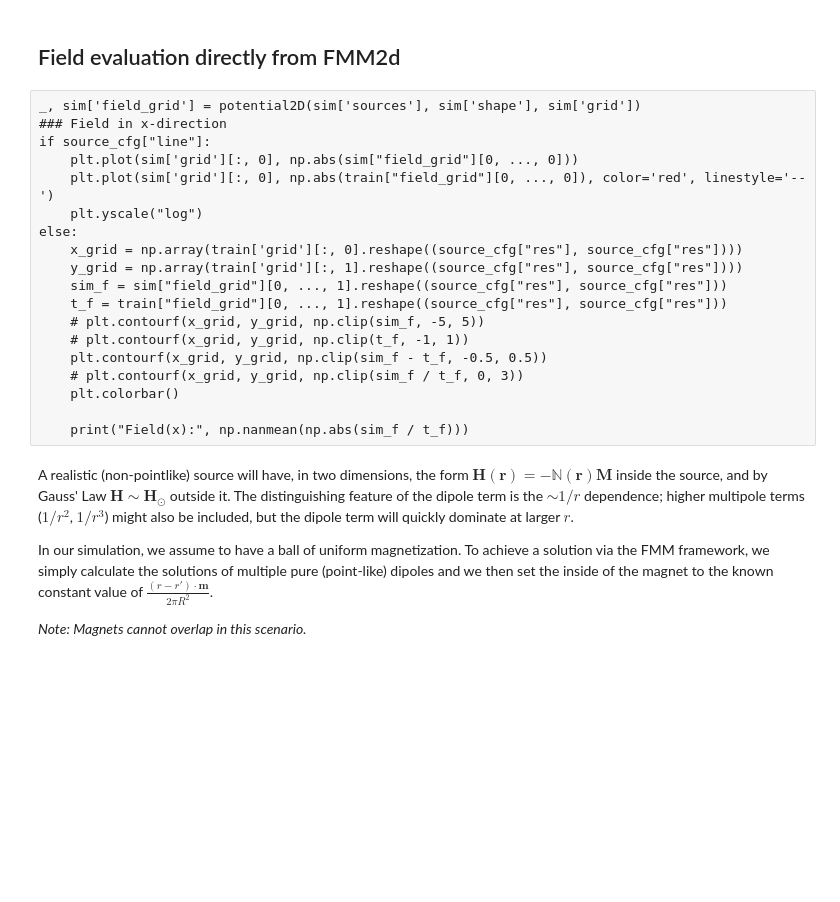
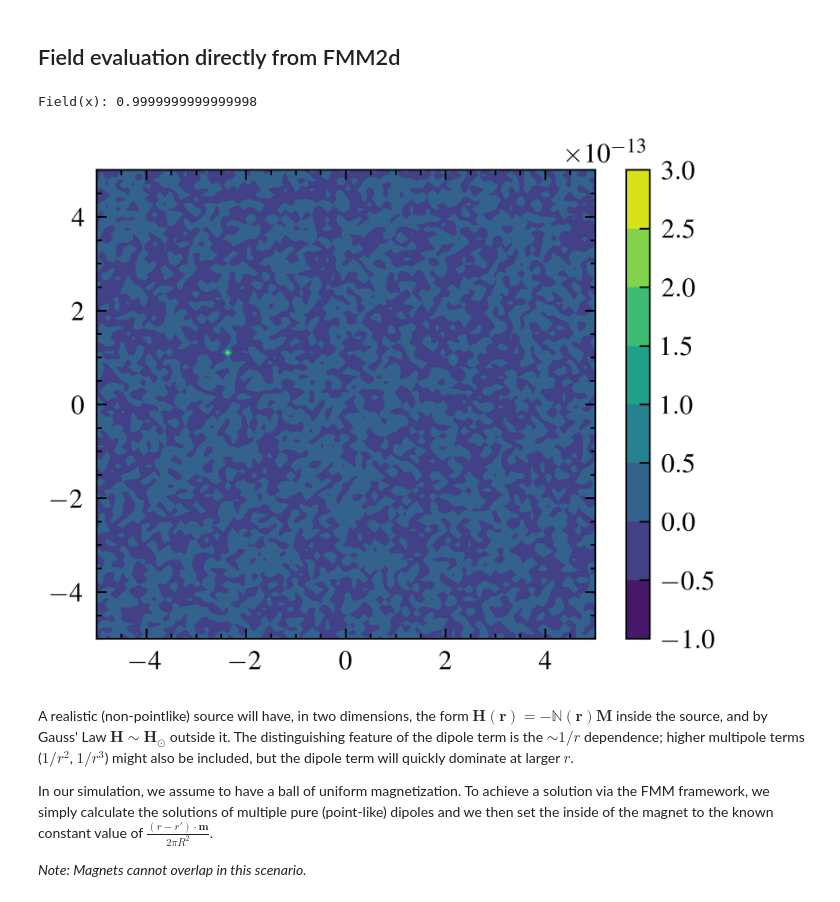
Before and after one commit to cmt-dtu-energy/hypermagnetics, a Jupyter notebook: nbs/check_fmm.ipynb, the cells around one changed output. Drawn from its saved outputs; the diff is of its cells as text; code cells hidden in the pictures; blank space fills up the shorter version.

```diff
--- a/nbs/check_fmm.ipynb
+++ b/nbs/check_fmm.ipynb
@@ -98,24 +104,27 @@ else:
 # %% [markdown]
 ## Field evaluation directly from FMM2d
-# %% [raw]
-_, sim['field_grid'] = potential2D(sim['sources'], sim['shape'], sim['grid'])
-### Field in x-direction
-if source_cfg["line"]:
-    plt.plot(sim['grid'][:, 0], np.abs(sim["field_grid"][0, ..., 0]))
-    plt.plot(sim['grid'][:, 0], np.abs(train["field_grid"][0, ..., 0]), color='red', linestyle='--')
-    plt.yscale("log")
-else:
-    x_grid = np.array(train['grid'][:, 0].reshape((source_cfg["res"], source_cfg["res"])))
-    y_grid = np.array(train['grid'][:, 1].reshape((source_cfg["res"], source_cfg["res"])))
-    sim_f = sim["field_grid"][0, ..., 1].reshape((source_cfg["res"], source_cfg["res"]))
-    t_f = train["field_grid"][0, ..., 1].reshape((source_cfg["res"], source_cfg["res"]))
-    # plt.contourf(x_grid, y_grid, np.clip(sim_f, -5, 5))
-    # plt.contourf(x_grid, y_grid, np.clip(t_f, -1, 1))
-    plt.contourf(x_grid, y_grid, np.clip(sim_f - t_f, -0.5, 0.5))
-    # plt.contourf(x_grid, y_grid, np.clip(sim_f / t_f, 0, 3))
-    plt.colorbar()
-
-    print("Field(x):", np.nanmean(np.abs(sim_f / t_f)))
+# %%
+_, sim['field_grid'] = potential2D(sim['sources'], sim['shape'], sim['grid'])
+### Field in x-direction
+if source_cfg["line"]:
+    plt.plot(sim['grid'][:, 0], np.abs(sim["field_grid"][0, ..., 0]))
+    plt.plot(sim['grid'][:, 0], np.abs(train["field_grid"][0, ..., 0]), color='red', linestyle='--')
+    plt.yscale("log")
+else:
+    x_grid = np.array(train['grid'][:, 0].reshape((source_cfg["res"], source_cfg["res"])))
+    y_grid = np.array(train['grid'][:, 1].reshape((source_cfg["res"], source_cfg["res"])))
+    sim_f = sim["field_grid"][0, ..., 1].reshape((source_cfg["res"], source_cfg["res"]))
+    t_f = train["field_grid"][0, ..., 1].reshape((source_cfg["res"], source_cfg["res"]))
+    # plt.contourf(x_grid, y_grid, np.clip(sim_f, -5, 5))
+    # plt.contourf(x_grid, y_grid, np.clip(t_f, -1, 1))
+    plt.contourf(x_grid, y_grid, np.clip(sim_f - t_f, -0.5, 0.5))
+    # plt.contourf(x_grid, y_grid, np.clip(sim_f / t_f, 0, 3))
+    plt.colorbar()
+
+    print("Field(x):", np.nanmean(np.abs(sim_f / t_f)))
+# %% [output]
+Field(x): 0.9999999999999998
+[figure, added]
 # %% [markdown]
 A realistic (non-pointlike) source will have, in two dimensions, the form $\mathbf{H}(\mathbf{r}) = - \mathbb{N}(\mathbf{r})\mathbf{M}$ inside the source, and by Gauss' Law $\mathbf{H} \sim \mathbf{H}_\odot$ outside it. The distinguishing feature of the dipole term is the $\sim 1/r$ dependence; higher multipole terms ($1/r^2$, $1/r^3$) might also be included, but the dipole term will quickly dominate at larger $r$.
 
```
Also changed, not shown: parts of 9 cells of this notebook, 10 other files.
